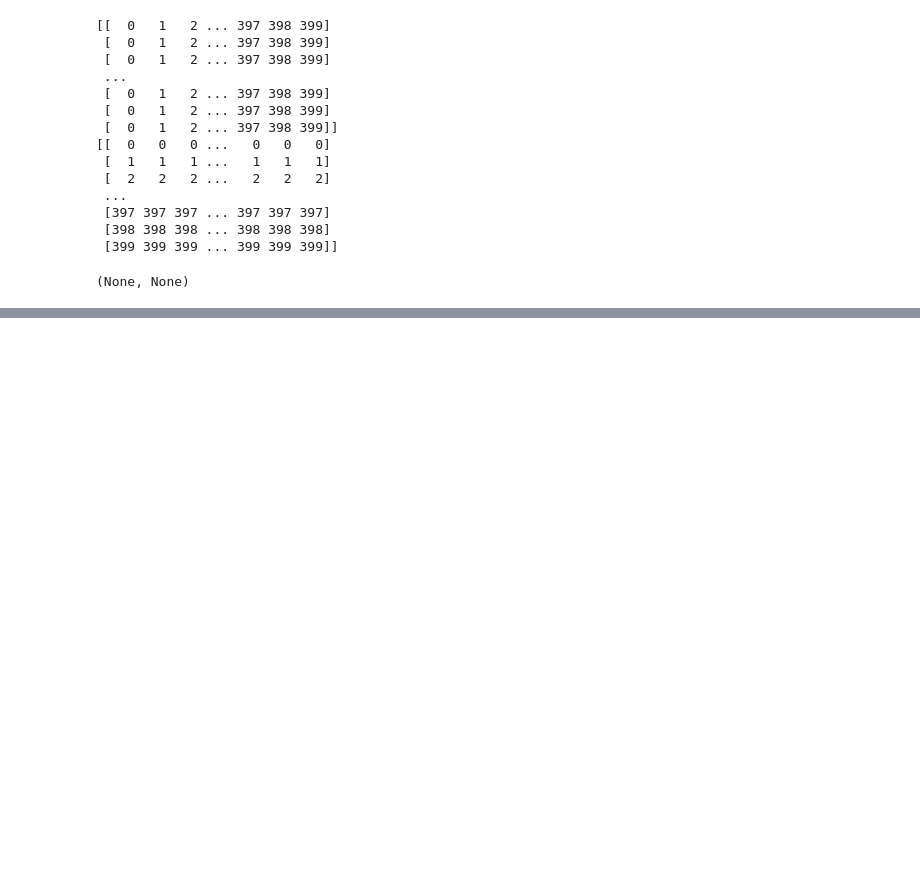
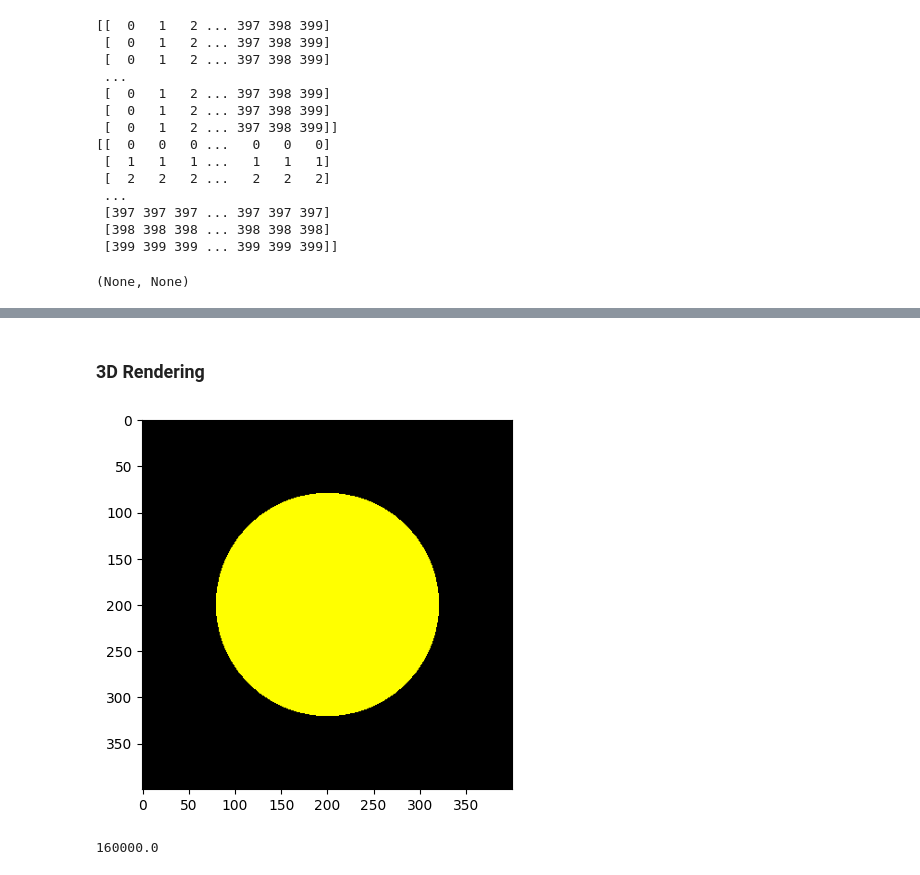
Before and after one commit to tvpian/NERF_Series, a Jupyter notebook: NERF_Series_01_Reconstruction.ipynb, the cells around one changed output, grey strips where cells are left out. Saved outputs shown, nothing was run; the diff lists cells and outputs as text; code cells hidden in the pictures; blank space fills up the shorter version.

Commit message:
Visualization of an object using the camera model

```diff
--- a/NERF_Series_01_Reconstruction.ipynb
+++ b/NERF_Series_01_Reconstruction.ipynb
@@ -142,0 +148,53 @@ plot_rays(rays_o, rays_d, 1)
+# %% [markdown]
+### 3D Rendering
+# %%
+# Creating a scene containing a sphere
+class Sphere():
+  def __init__(self, p, r, color):
+    """
+    p - Position of the sphere
+    r - Radius of the sphere
+    color - Color of the sphere
+    """
+    self.p = p
+    self.r = r
+    self.color = color
+  def intersect(self, o, d):
+    """
+    Assigns which ray intersects the sphere and returns the distance and color of the intersection
+    o - Starting point of the vector
+    d - Direction of the vector
+    """
+    # Define the equation of the sphere - (x1 - x)^2 + (y1 - y)^2 + (z1 - z)^2 = r^2
+    # Also can be written as (ox + t * dx - xc)^2 + (oy + t * dy - yc)^2 + (oz + t * dz - zc)^2 = r^2
+
+    a = d[:, 0]**2 + d[:, 1]**2 + d[:, 2]**2
+    b = 2 * ((d[:, 0] * (o[:, 0] - self.p[0])) + (d[:, 1] * (o[:, 1] - self.p[1])) + (d[:, 2] * (o[:, 2] - self.p[2])))
+    c = (o[:,0] - self.p[0])**2 + (o[:,1] - self.p[1])**2 + (o[:,2] - self.p[2])**2 - self.r**2
+
+    discriminant = b**2 - 4 * a * c
+    # print(discriminant.shape)
+    # print(np.where(discriminant > 0))
+    # print(discriminant[discriminant > 0])
+    colors = np.zeros((o.shape[0], 3))
+    condition = discriminant >= 0
+    # print(condition.shape)
+    # t = (-b - np.sqrt(discriminant)) / (2 * a)
+    # t = t[condition]
+    colors[condition] = self.color
+    # print(colors.shape)
+
+    return colors
+# %%
+sphere = Sphere(np.array([0, 0, -1]), 0.1, np.array([1, 1, 0]))
+colr = sphere.intersect(rays_o, rays_d)
+# Plot the colors
+colr = colr.reshape(H, W, 3)
+plt.imshow(colr)
+plt.show()
+# %% [output]
+[figure, added]
+# %%
+colr.sum()
+# %% [output]
+160000.0
```
Also changed, not shown: parts of 2 cells of this notebook.
